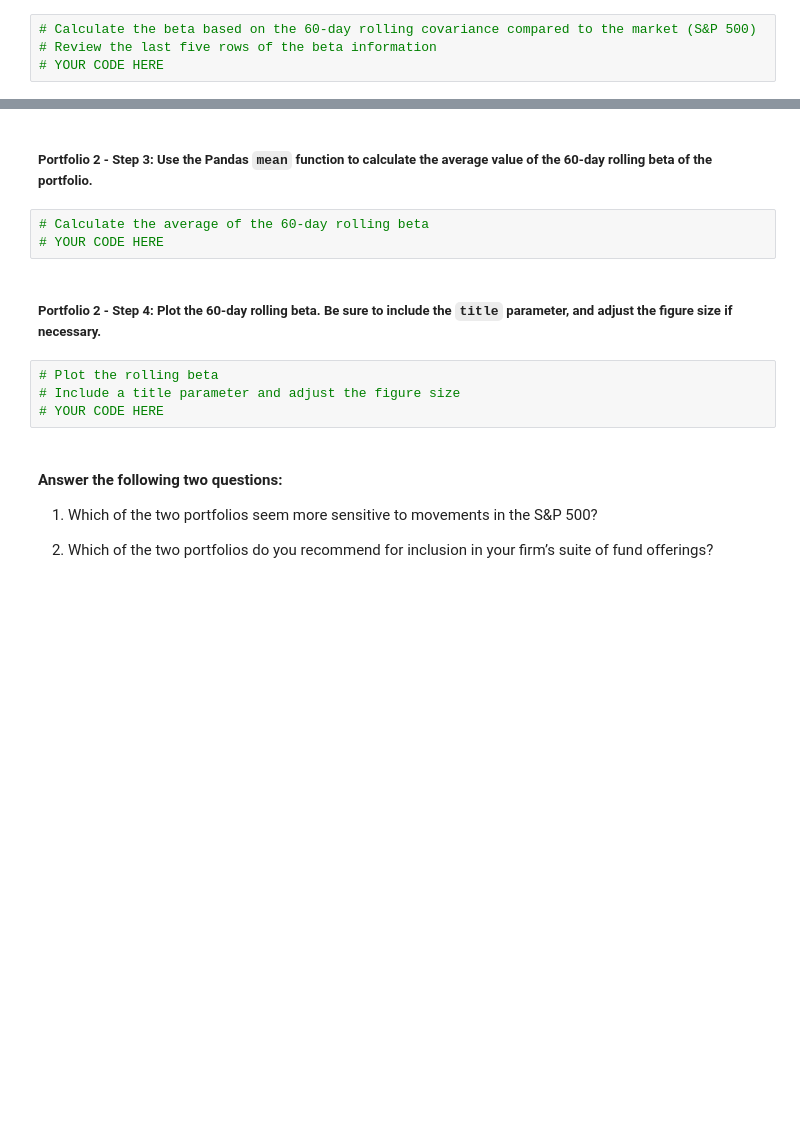
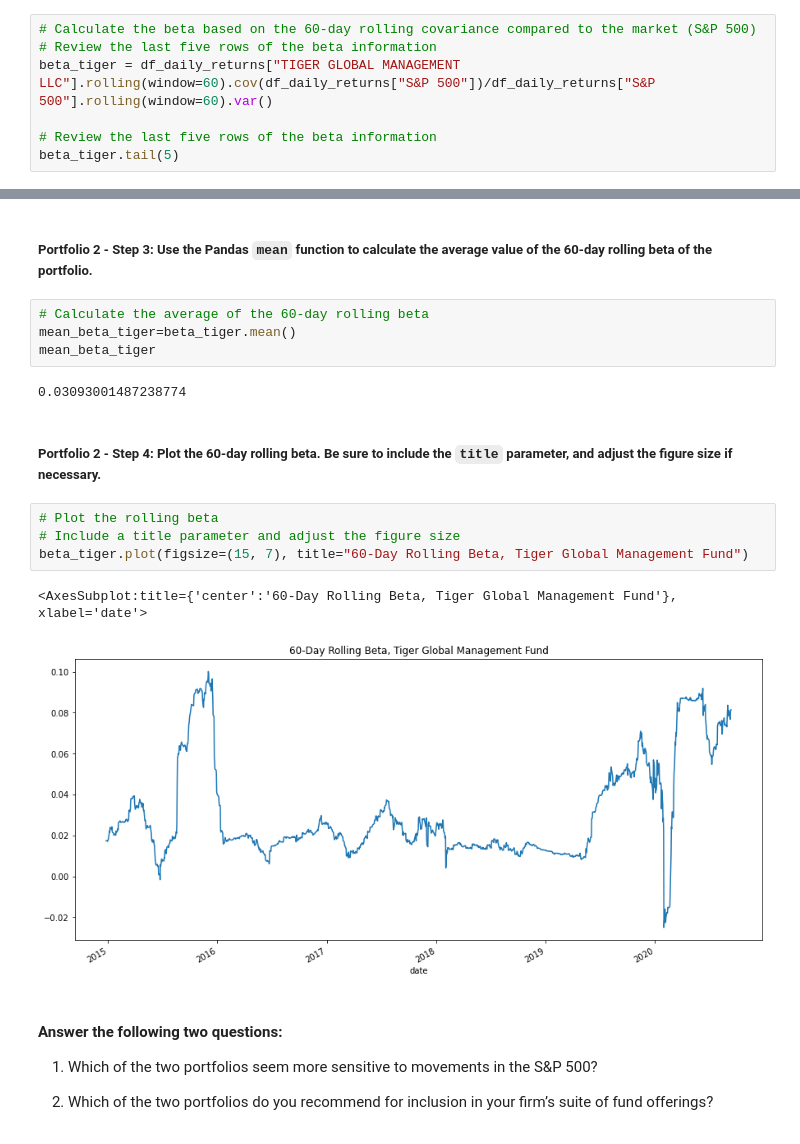
Before and after one commit to daybydata/Basic_Risk_Reward_Analysis, a Jupyter notebook: risk_return_analysis.ipynb, the cells around one changed output, grey strips where cells are left out. Cells and saved outputs as stored; diff of their text form; blank space fills up the shorter version.

```diff
--- a/risk_return_analysis.ipynb
+++ b/risk_return_analysis.ipynb
@@ -504,4 +526,7 @@ dtype: float64
 # %%
 # Calculate the beta based on the 60-day rolling covariance compared to the market (S&P 500)
 # Review the last five rows of the beta information
-# YOUR CODE HERE
+beta_tiger = df_daily_returns["TIGER GLOBAL MANAGEMENT LLC"].rolling(window=60).cov(df_daily_returns["S&P 500"])/df_daily_returns["S&P 500"].rolling(window=60).var()
+
+# Review the last five rows of the beta information
+beta_tiger.tail(5)
@@ -509,13 +542,19 @@ dtype: float64
 ##### Portfolio 2 - Step 3: Use the Pandas `mean` function to calculate the average value of the 60-day rolling beta of the portfolio.
 # %%
 # Calculate the average of the 60-day rolling beta
-# YOUR CODE HERE
+mean_beta_tiger=beta_tiger.mean()
+mean_beta_tiger
+# %% [output]
+0.03093001487238774
 # %% [markdown]
 ##### Portfolio 2 - Step 4: Plot the 60-day rolling beta. Be sure to include the `title` parameter, and adjust the figure size if necessary.
 # %%
 # Plot the rolling beta
 # Include a title parameter and adjust the figure size
-# YOUR CODE HERE
+beta_tiger.plot(figsize=(15, 7), title="60-Day Rolling Beta, Tiger Global Management Fund")
+# %% [output]
+<AxesSubplot:title={'center':'60-Day Rolling Beta, Tiger Global Management Fund'}, xlabel='date'>
+[figure, added]
 # %% [markdown]
 #### Answer the following two questions:
 
```
Also changed, not shown: parts of 8 cells of this notebook.
